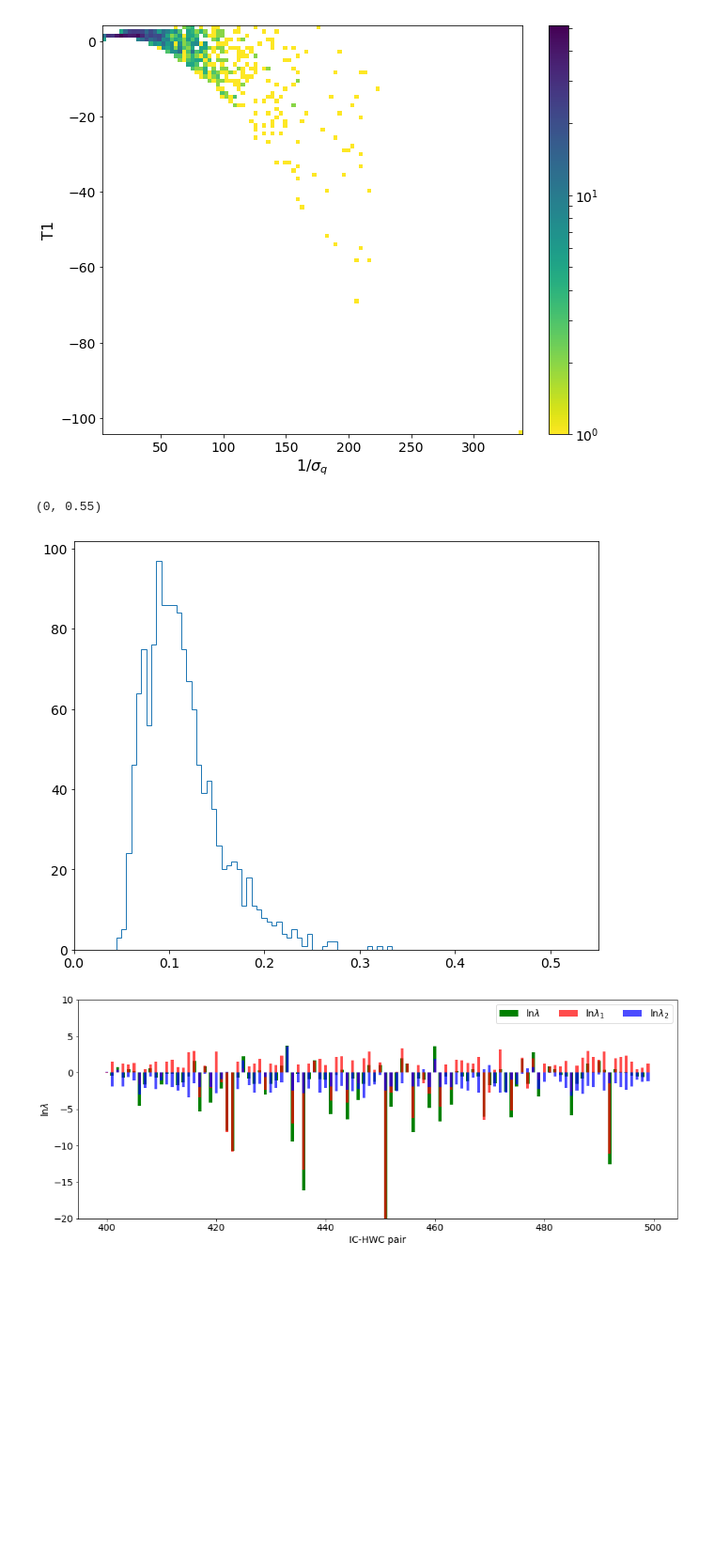
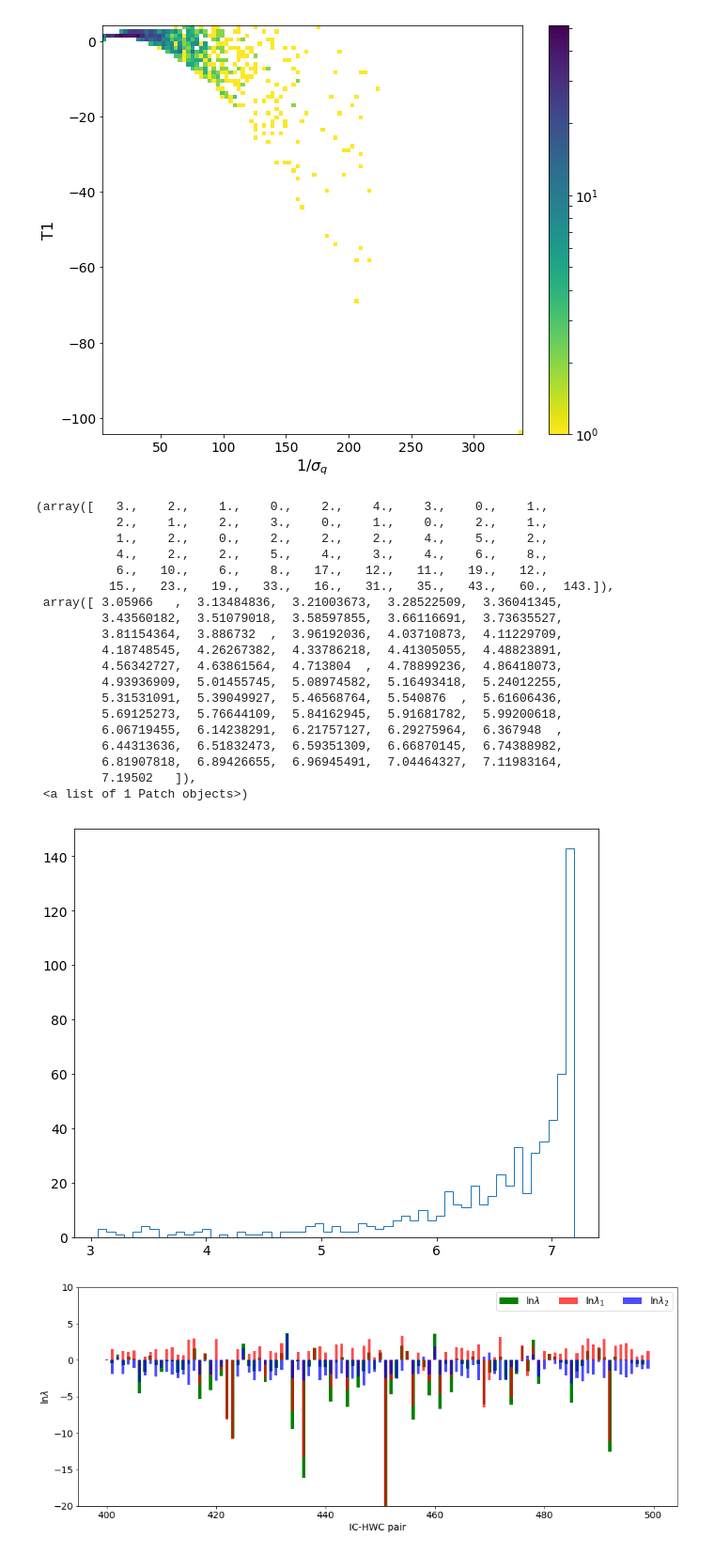
Before and after one commit to hayalaso/Analyses_AMON, a Jupyter notebook: HAWC_IC/multi_correlation_analysis.ipynb, the cells around one changed output. Shown at 94% size. Drawn from its saved outputs; the diff is of its cells as text; code cells hidden in the pictures; blank space fills up the shorter version.

```diff
--- a/HAWC_IC/multi_correlation_analysis.ipynb
+++ b/HAWC_IC/multi_correlation_analysis.ipynb
@@ -313,6 +305,7 @@ max(df_result.LLH)
 7.6635596922736511
 # %%
 from matplotlib.colors import LogNorm
+rcParams['figure.figsize'] = (10, 8)
 hist2d(df_result.SpcAng,df_result.T1,bins=100,cmap='viridis_r',norm=LogNorm(),range=[(0,3.5),(-20,10)])
 colorbar()
 xlabel(r"$\Delta \theta$",fontsize=16)
@@ -323,0 +317,9 @@ savefig("/Users/hugo/AMON/Technical_Notes/IC-HAWC_Analysis/T1vsTheta.pdf")
+# %%
+from matplotlib.colors import LogNorm
+rcParams['figure.figsize'] = (10, 8)
+hist2d(df_result.SpcAng,df_result.T2,bins=100,cmap='viridis_r',norm=LogNorm(),range=[(0,3.5),(-20,10)])
+colorbar()
+xlabel(r"$\Delta \theta$",fontsize=16)
+ylabel(r'$\ln \lambda_2$',fontsize=16)
+hlines(0,0,3.5,linestyles='--',colors='gray')
+savefig("/Users/hugo/AMON/Technical_Notes/IC-HAWC_Analysis/T2vsTheta.pdf")
@@ -355,14 +359,32 @@ ylabel(r'T1',fontsize=16)
 # %%
 rcParams['figure.figsize'] = (10, 8)
 #hist(df_result.Best_pos_err[df_result.LLH>-20],bins=50,histtype='step',)
-hist(df_result.Best_pos_err,bins=55,histtype='step')
-hist(df_result.Best_pos_err[df_result.LLH>48],bins=110,histtype='step')
+hist(dfh.Hduration,bins=55,histtype='step')
+#hist(df_result.Best_pos_err[df_result.LLH>48],bins=110,histtype='step')
 #hist(df_result.SigQ,bins=50,histtype='step')
 #hist(df_result.ICDec,bins=50,histtype='step')
-xlim(0,0.55)
+#xlim(0,0.55)
 # %% [output]
-(0, 0.55)
+(array([   3.,    2.,    1.,    0.,    2.,    4.,    3.,    0.,    1.,
+           2.,    1.,    2.,    3.,    0.,    1.,    0.,    2.,    1.,
+           1.,    2.,    0.,    2.,    2.,    2.,    4.,    5.,    2.,
+           4.,    2.,    2.,    5.,    4.,    3.,    4.,    6.,    8.,
+           6.,   10.,    6.,    8.,   17.,   12.,   11.,   19.,   12.,
+          15.,   23.,   19.,   33.,   16.,   31.,   35.,   43.,   60.,  143.]),
+ array([ 3.05966   ,  3.13484836,  3.21003673,  3.28522509,  3.36041345,
+         3.43560182,  3.51079018,  3.58597855,  3.66116691,  3.73635527,
+         3.81154364,  3.886732  ,  3.96192036,  4.03710873,  4.11229709,
+         4.18748545,  4.26267382,  4.33786218,  4.41305055,  4.48823891,
+         4.56342727,  4.63861564,  4.713804  ,  4.78899236,  4.86418073,
+         4.93936909,  5.01455745,  5.08974582,  5.16493418,  5.24012255,
+         5.31531091,  5.39049927,  5.46568764,  5.540876  ,  5.61606436,
+         5.69125273,  5.76644109,  5.84162945,  5.91681782,  5.99200618,
+         6.06719455,  6.14238291,  6.21757127,  6.29275964,  6.367948  ,
+         6.44313636,  6.51832473,  6.59351309,  6.66870145,  6.74388982,
+         6.81907818,  6.89426655,  6.96945491,  7.04464327,  7.11983164,
+         7.19502   ]),
+ <a list of 1 Patch objects>)
-[figure, old version]
+[figure, new version]
 # %%
 rcParams['figure.figsize']=16,6
 x=np.arange(0,len(df_result))
```
Also changed, not shown: parts of 16 cells of this notebook.
